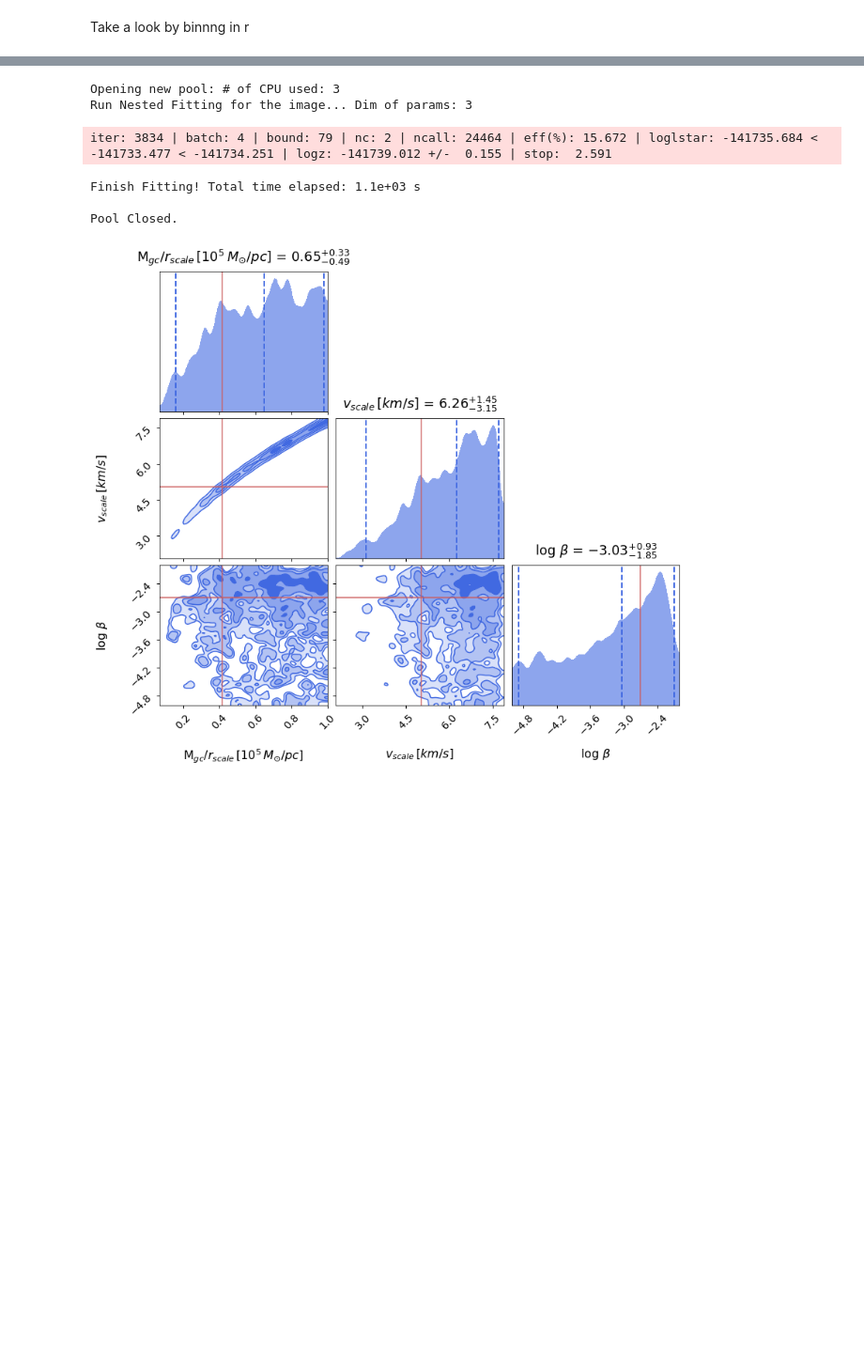
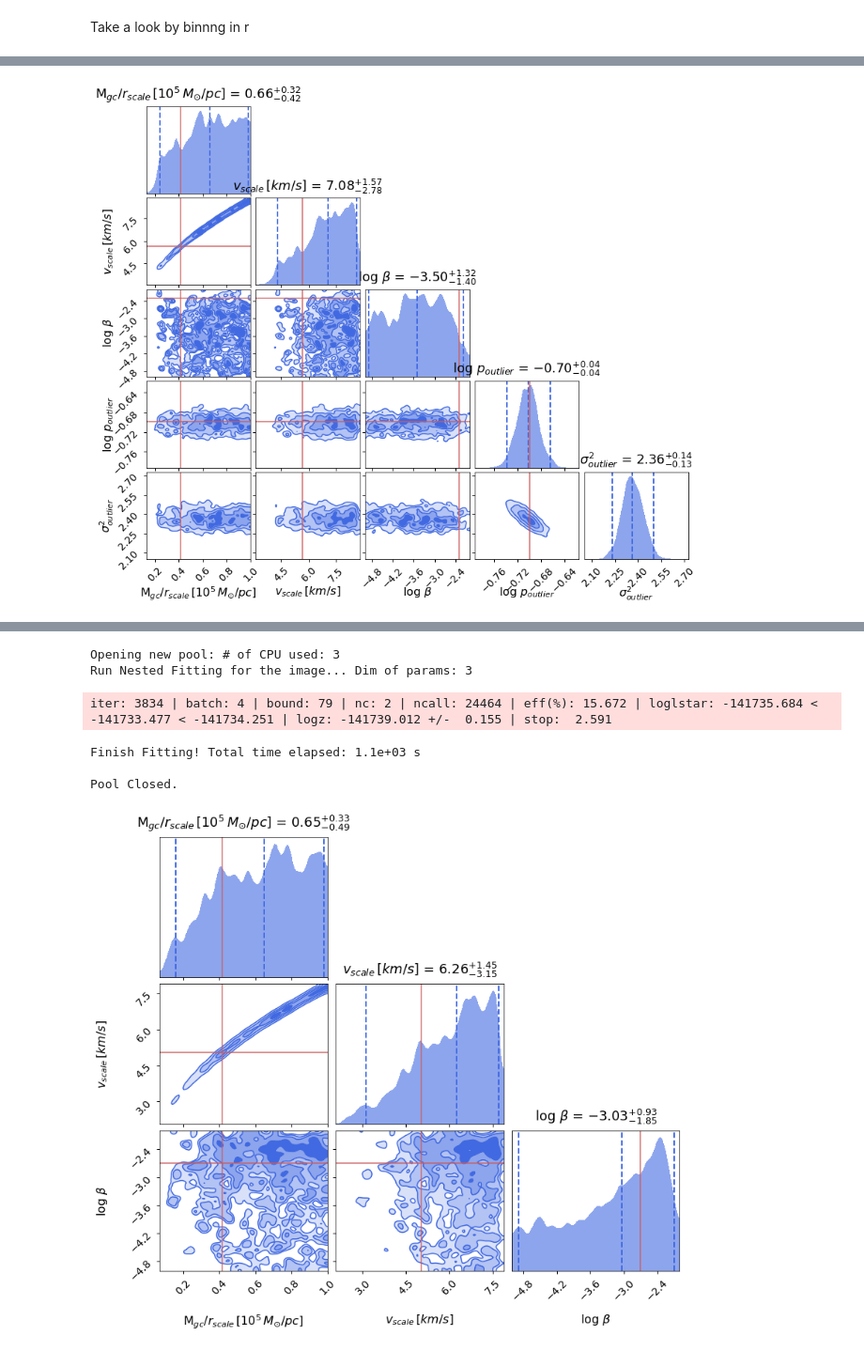
Before and after one commit to nstarman/jas1101_project, a Jupyter notebook: notebooks/Dynesty_GCModel.ipynb, the cells around one changed output, grey strips where cells are left out. Shown at 94% size. Saved outputs shown, nothing was run; the diff lists cells and outputs as text; code cells hidden in the pictures; blank space fills up the shorter version.

```diff
--- a/notebooks/Dynesty_GCModel.ipynb
+++ b/notebooks/Dynesty_GCModel.ipynb
@@ -200,0 +261,3 @@ def loglike_2(v):
+# %%
+dsampler = DynamicNestedSampler(loglike_3, prior_3, ndim=5)
+dsampler.run_fitting(nlive_init=200, maxbatch=2)
@@ -200,0 +271,8 @@ def loglike_2(v):
+# %%
+dsampler.cornerplot(truths=[M_gc/1e5/r_scale.value, scale, np.log10(beta),
+                            np.log10(p_ol), sigma_ol**2],
+                    labels=[r'M$_{gc}/r_{scale}\,[10^5\,M_{\odot}/pc]$',
+                            '$v_{scale}\,[km/s]$', r'log $\beta$',
+                            r'log $p_{outlier}$', r'$\sigma^2_{outlier}$'])
+# %% [output]
+[figure, added]
```
Also changed, not shown: parts of 16 cells of this notebook, 5 other files.
